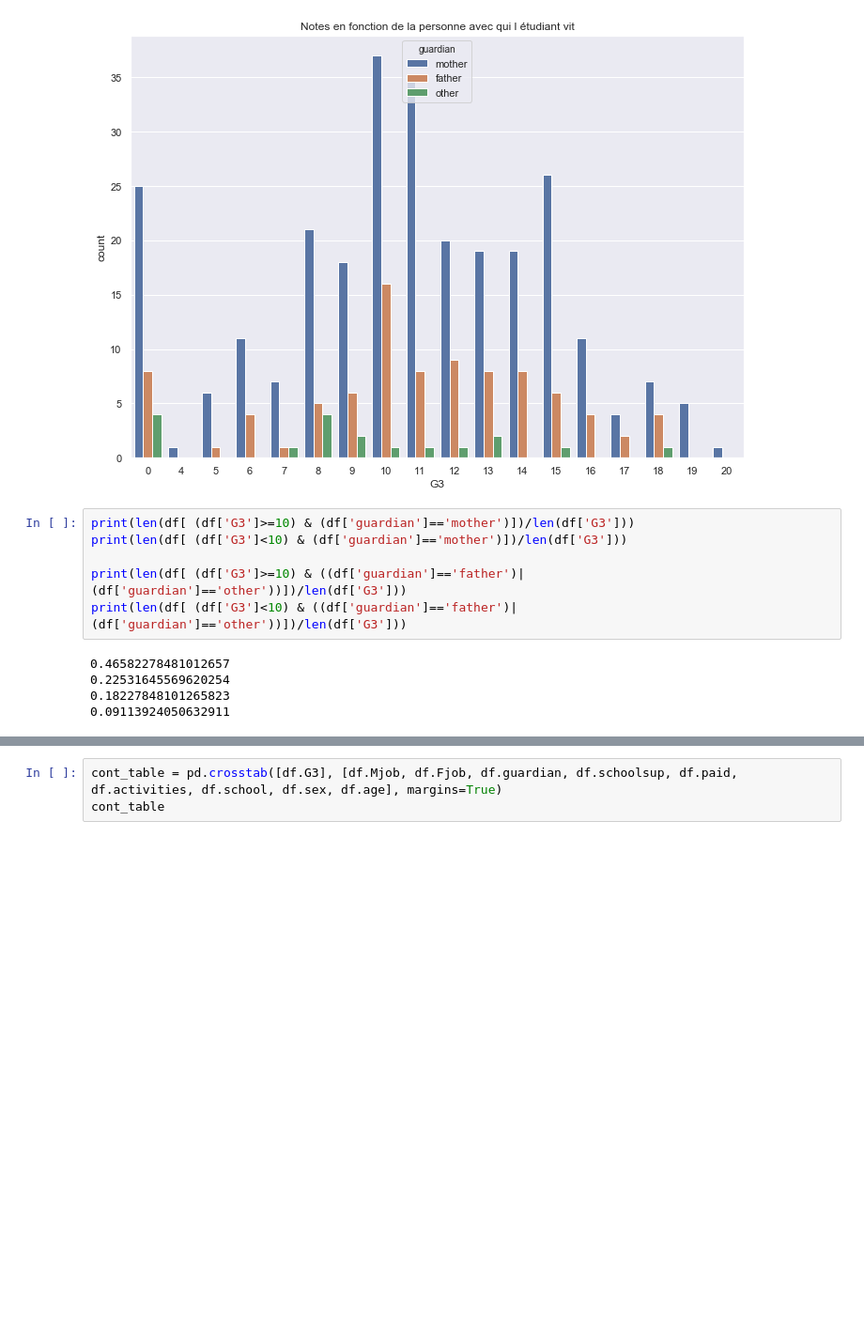
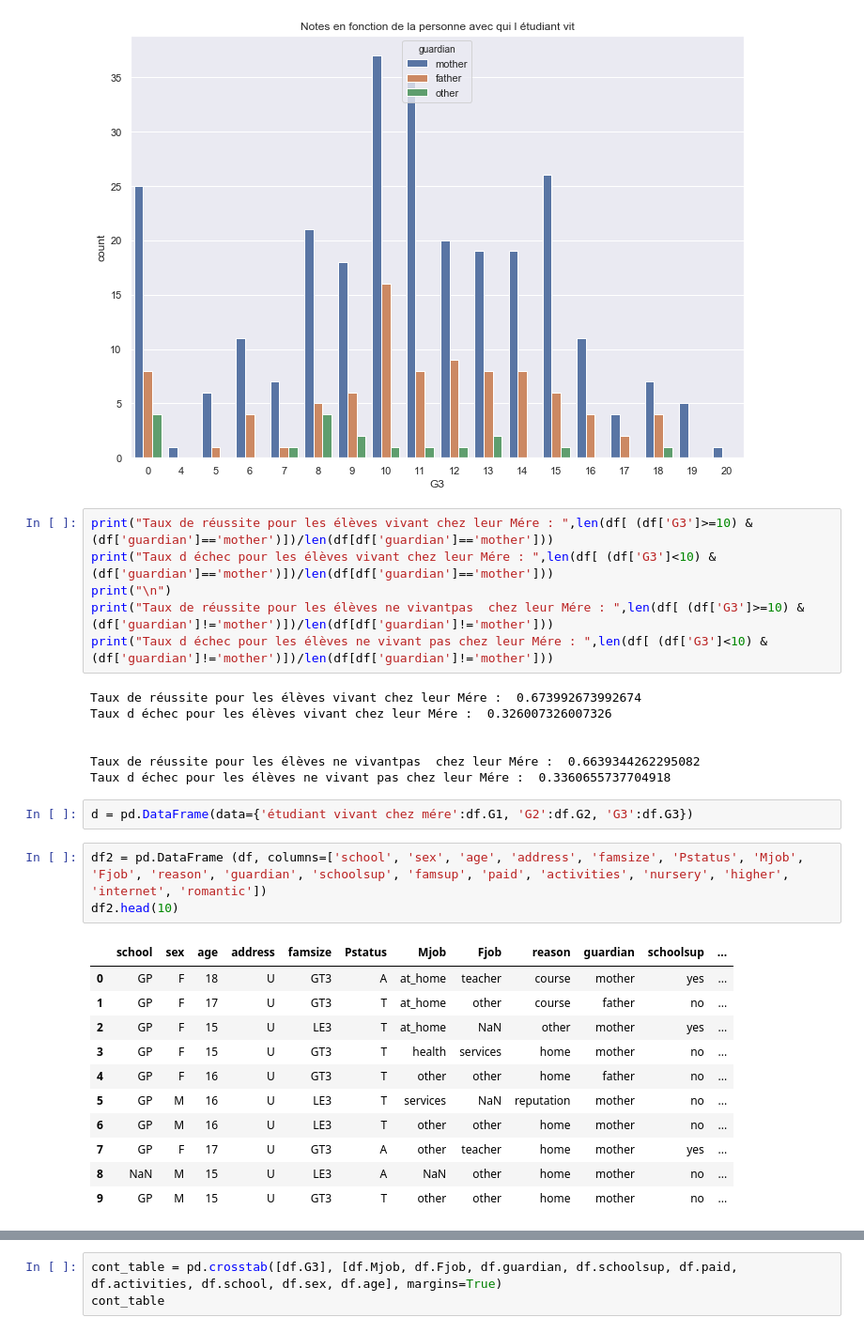
Before and after one commit to darcelvictor/dataViz, a Jupyter notebook: Untitled1.ipynb, the cells around one changed output, grey strips where cells are left out. Shown at 94% size. Drawn from its saved outputs; the diff is of its cells as text; blank space fills up the shorter version.

```diff
--- a/Untitled1.ipynb
+++ b/Untitled1.ipynb
@@ -126,13 +126,32 @@ a = sb.countplot(x="G3", hue="guardian", data=df).set_title('Notes en fonction d
 # %% [output]
 [figure]
 # %%
-print(len(df[ (df['G3']>=10) & (df['guardian']=='mother')])/len(df['G3']))
-print(len(df[ (df['G3']<10) & (df['guardian']=='mother')])/len(df['G3']))
-
-print(len(df[ (df['G3']>=10) & ((df['guardian']=='father')|(df['guardian']=='other'))])/len(df['G3']))
-print(len(df[ (df['G3']<10) & ((df['guardian']=='father')|(df['guardian']=='other'))])/len(df['G3']))
+print("Taux de réussite pour les élèves vivant chez leur Mére : ",len(df[ (df['G3']>=10) & (df['guardian']=='mother')])/len(df[df['guardian']=='mother']))
+print("Taux d échec pour les élèves vivant chez leur Mére : ",len(df[ (df['G3']<10) & (df['guardian']=='mother')])/len(df[df['guardian']=='mother']))
+print("\n")
+print("Taux de réussite pour les élèves ne vivantpas  chez leur Mére : ",len(df[ (df['G3']>=10) & (df['guardian']!='mother')])/len(df[df['guardian']!='mother']))
+print("Taux d échec pour les élèves ne vivant pas chez leur Mére : ",len(df[ (df['G3']<10) & (df['guardian']!='mother')])/len(df[df['guardian']!='mother']))
 # %% [output]
-0.46582278481012657
-0.22531645569620254
-0.18227848101265823
-0.09113924050632911
+Taux de réussite pour les élèves vivant chez leur Mére :  0.673992673992674
+Taux d échec pour les élèves vivant chez leur Mére :  0.326007326007326
+
+
+Taux de réussite pour les élèves ne vivantpas  chez leur Mére :  0.6639344262295082
+Taux d échec pour les élèves ne vivant pas chez leur Mére :  0.3360655737704918
+# %%
+d = pd.DataFrame(data={'étudiant vivant chez mére':df.G1, 'G2':df.G2, 'G3':df.G3})
+# %%
+df2 = pd.DataFrame (df, columns=['school', 'sex', 'age', 'address', 'famsize', 'Pstatus', 'Mjob', 'Fjob', 'reason', 'guardian', 'schoolsup', 'famsup', 'paid', 'activities', 'nursery', 'higher', 'internet', 'romantic'])
+df2.head(10)
+# %% [output]
+|  | school | sex | age | address | famsize | Pstatus | Mjob | Fjob | reason | guardian | schoolsup | ... |
+| 0 | GP | F | 18 | U | GT3 | A | at_home | teacher | course | mother | yes | ... |
+| 1 | GP | F | 17 | U | GT3 | T | at_home | other | course | father | no | ... |
+| 2 | GP | F | 15 | U | LE3 | T | at_home | NaN | other | mother | yes | ... |
+| 3 | GP | F | 15 | U | GT3 | T | health | services | home | mother | no | ... |
+| 4 | GP | F | 16 | U | GT3 | T | other | other | home | father | no | ... |
+| 5 | GP | M | 16 | U | LE3 | T | services | NaN | reputation | mother | no | ... |
+| 6 | GP | M | 16 | U | LE3 | T | other | other | home | mother | no | ... |
+| 7 | GP | F | 17 | U | GT3 | A | other | teacher | home | mother | yes | ... |
+| 8 | NaN | M | 15 | U | LE3 | A | NaN | other | home | mother | no | ... |
+| 9 | GP | M | 15 | U | GT3 | T | other | other | home | mother | no | ... |
```
Also changed, not shown: parts of 3 cells of this notebook.
